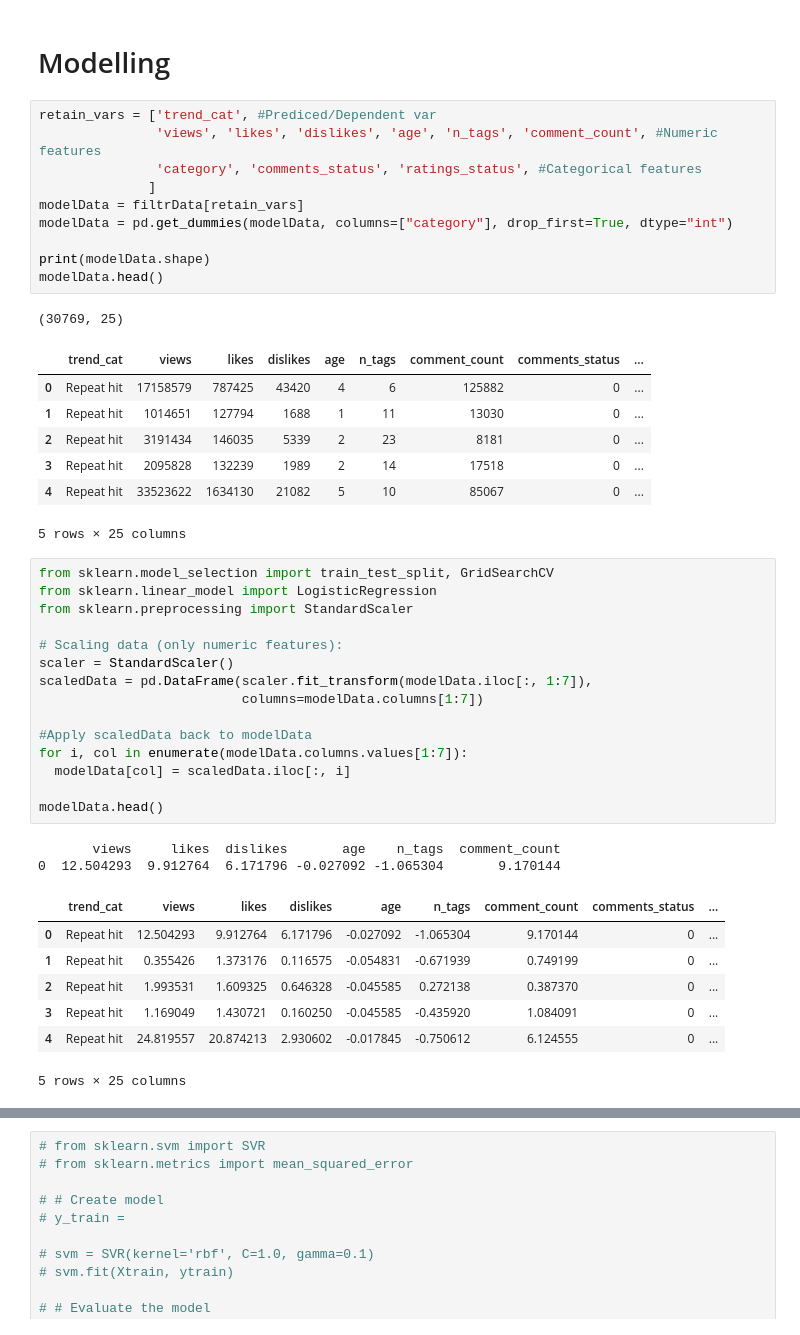
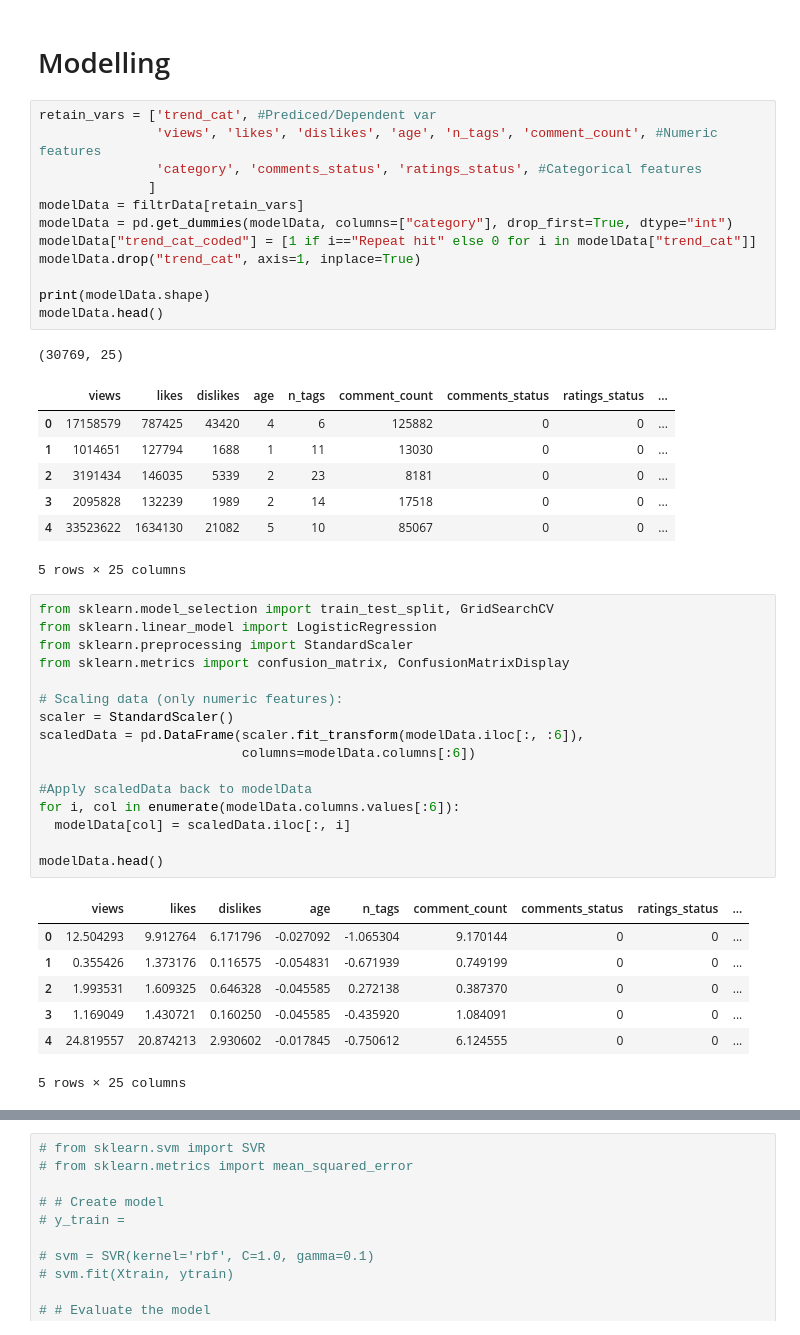
Before and after one commit to Thampi-hub/Springboard_RT, a Jupyter notebook: Capstone_2/2_DataWrangling/readData.ipynb, the cells around one changed output, grey strips where cells are left out. Saved outputs shown, nothing was run; the diff lists cells and outputs as text.

```diff
--- a/Capstone_2/2_DataWrangling/readData.ipynb
+++ b/Capstone_2/2_DataWrangling/readData.ipynb
@@ -346,45 +346,46 @@ Our data is far from following a Gaussian distribtion & seems to have a lot of e
 # %%
 retain_vars = ['trend_cat', #Prediced/Dependent var
                'views', 'likes', 'dislikes', 'age', 'n_tags', 'comment_count', #Numeric features
                'category', 'comments_status', 'ratings_status', #Categorical features
               ]
 modelData = filtrData[retain_vars]
 modelData = pd.get_dummies(modelData, columns=["category"], drop_first=True, dtype="int")
+modelData["trend_cat_coded"] = [1 if i=="Repeat hit" else 0 for i in modelData["trend_cat"]]
+modelData.drop("trend_cat", axis=1, inplace=True)
 
 print(modelData.shape)
 modelData.head()
 # %% [output]
 (30769, 25)
-|  | trend_cat | views | likes | dislikes | age | n_tags | comment_count | comments_status | ... |
-| 0 | Repeat hit | 17158579 | 787425 | 43420 | 4 | 6 | 125882 | 0 | ... |
-| 1 | Repeat hit | 1014651 | 127794 | 1688 | 1 | 11 | 13030 | 0 | ... |
-| 2 | Repeat hit | 3191434 | 146035 | 5339 | 2 | 23 | 8181 | 0 | ... |
-| 3 | Repeat hit | 2095828 | 132239 | 1989 | 2 | 14 | 17518 | 0 | ... |
-| 4 | Repeat hit | 33523622 | 1634130 | 21082 | 5 | 10 | 85067 | 0 | ... |
+|  | views | likes | dislikes | age | n_tags | comment_count | comments_status | ratings_status | ... |
+| 0 | 17158579 | 787425 | 43420 | 4 | 6 | 125882 | 0 | 0 | ... |
+| 1 | 1014651 | 127794 | 1688 | 1 | 11 | 13030 | 0 | 0 | ... |
+| 2 | 3191434 | 146035 | 5339 | 2 | 23 | 8181 | 0 | 0 | ... |
+| 3 | 2095828 | 132239 | 1989 | 2 | 14 | 17518 | 0 | 0 | ... |
+| 4 | 33523622 | 1634130 | 21082 | 5 | 10 | 85067 | 0 | 0 | ... |
 5 rows × 25 columns
 # %%
 from sklearn.model_selection import train_test_split, GridSearchCV
 from sklearn.linear_model import LogisticRegression
 from sklearn.preprocessing import StandardScaler
+from sklearn.metrics import confusion_matrix, ConfusionMatrixDisplay
 
 # Scaling data (only numeric features):
 scaler = StandardScaler()
-scaledData = pd.DataFrame(scaler.fit_transform(modelData.iloc[:, 1:7]),
-                          columns=modelData.columns[1:7])
+scaledData = pd.DataFrame(scaler.fit_transform(modelData.iloc[:, :6]),
+                          columns=modelData.columns[:6])
 
 #Apply scaledData back to modelData
-for i, col in enumerate(modelData.columns.values[1:7]):
+for i, col in enumerate(modelData.columns.values[:6]):
   modelData[col] = scaledData.iloc[:, i]
 
 modelData.head()
 # %% [output]
+|  | views | likes | dislikes | age | n_tags | comment_count | comments_status | ratings_status | ... |
+| 0 | 12.504293 | 9.912764 | 6.171796 | -0.027092 | -1.065304 | 9.170144 | 0 | 0 | ... |
+| 1 | 0.355426 | 1.373176 | 0.116575 | -0.054831 | -0.671939 | 0.749199 | 0 | 0 | ... |
+| 2 | 1.993531 | 1.609325 | 0.646328 | -0.045585 | 0.272138 | 0.387370 | 0 | 0 | ... |
+| 3 | 1.169049 | 1.430721 | 0.160250 | -0.045585 | -0.435920 | 1.084091 | 0 | 0 | ... |
+| 4 | 24.819557 | 20.874213 | 2.930602 | -0.017845 | -0.750612 | 6.124555 | 0 | 0 | ... |
-       views     likes  dislikes       age    n_tags  comment_count
-0  12.504293  9.912764  6.171796 -0.027092 -1.065304       9.170144
+5 rows × 25 columns
-|  | trend_cat | views | likes | dislikes | age | n_tags | comment_count | comments_status | ... |
-| 0 | Repeat hit | 12.504293 | 9.912764 | 6.171796 | -0.027092 | -1.065304 | 9.170144 | 0 | ... |
-| 1 | Repeat hit | 0.355426 | 1.373176 | 0.116575 | -0.054831 | -0.671939 | 0.749199 | 0 | ... |
-| 2 | Repeat hit | 1.993531 | 1.609325 | 0.646328 | -0.045585 | 0.272138 | 0.387370 | 0 | ... |
-| 3 | Repeat hit | 1.169049 | 1.430721 | 0.160250 | -0.045585 | -0.435920 | 1.084091 | 0 | ... |
-| 4 | Repeat hit | 24.819557 | 20.874213 | 2.930602 | -0.017845 | -0.750612 | 6.124555 | 0 | ... |
-5 rows × 25 columns
 # %%
```
Also changed, not shown: parts of 4 cells of this notebook.
